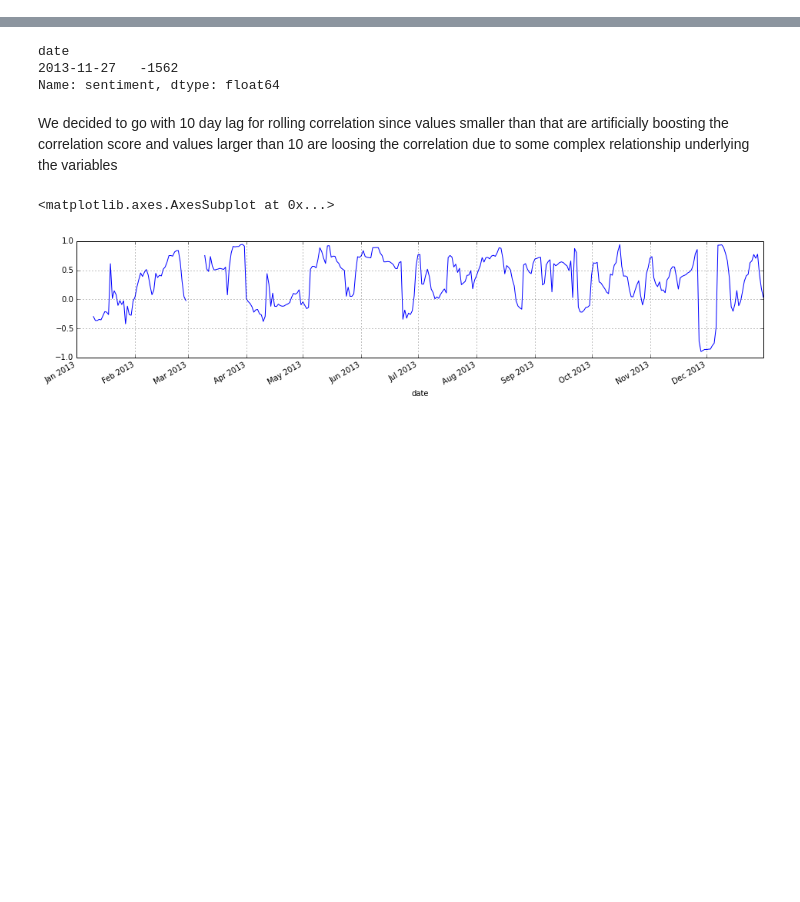
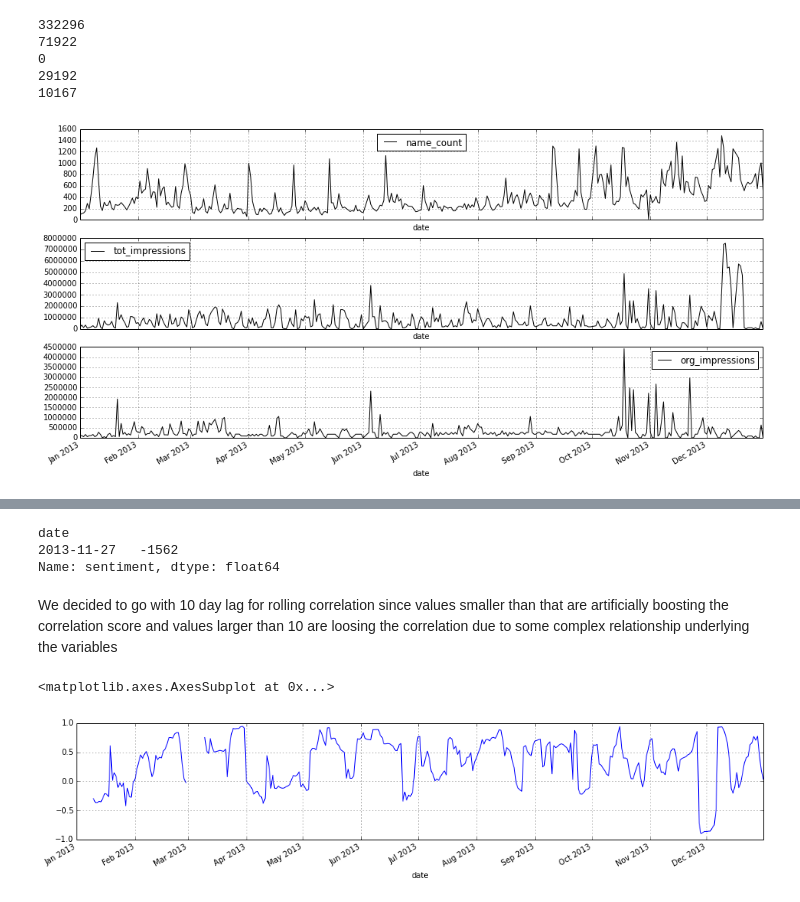
Before and after one commit to maciejATcosphere/paper-mind, a Jupyter notebook: paper_mind/courses/pandas/dell-SOV-data-preparation.ipynb, the cells around one changed output, grey strips where cells are left out. Saved outputs shown, nothing was run; the diff lists cells and outputs as text; code cells hidden in the pictures; blank space fills up the shorter version.

```diff
--- a/paper_mind/courses/pandas/dell-SOV-data-preparation.ipynb
+++ b/paper_mind/courses/pandas/dell-SOV-data-preparation.ipynb
@@ -62,2 +202,10 @@ def get_fb_ads_data():
+# %%
+tw_public_df = get_tw_public()
 # %%
-fb_df = get_fb_ads_data()
+fb_df = get_fb_ads()
+# %% [output]
+332296
+71922
+0
+29192
+10167
@@ -64,3 +223,7 @@ fb_df = get_fb_ads_data()
+# %%
+df_ts[df_ts.name_count < 1500][['name_count', 'tot_impressions', 'org_impressions']].plot(figsize=(16, 8), subplots=True);
+# %% [output]
+[figure, added]
 # %%
 # fb_df[['stat_impressions', 'stat_unique_impressions']].head()
 fb_df.reset_index().stat_date.min()
```
Also changed, not shown: parts of 43 cells of this notebook, 28 other files.
